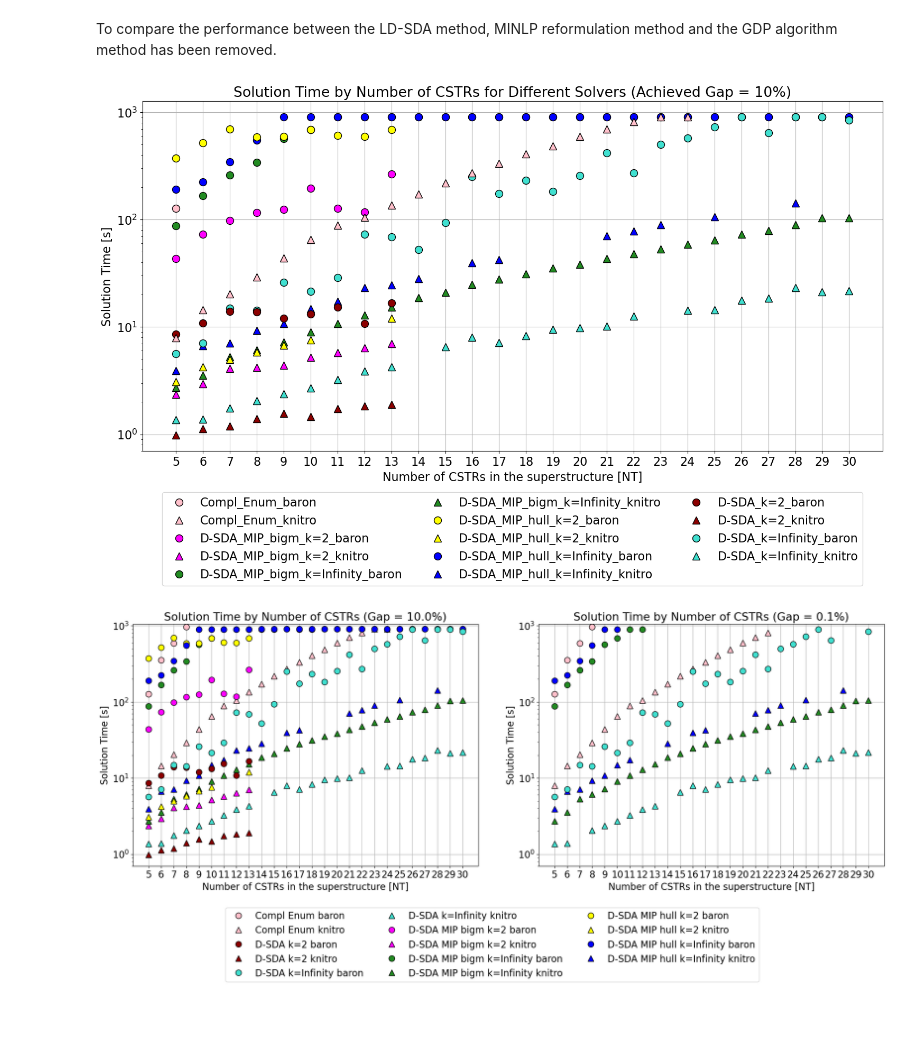
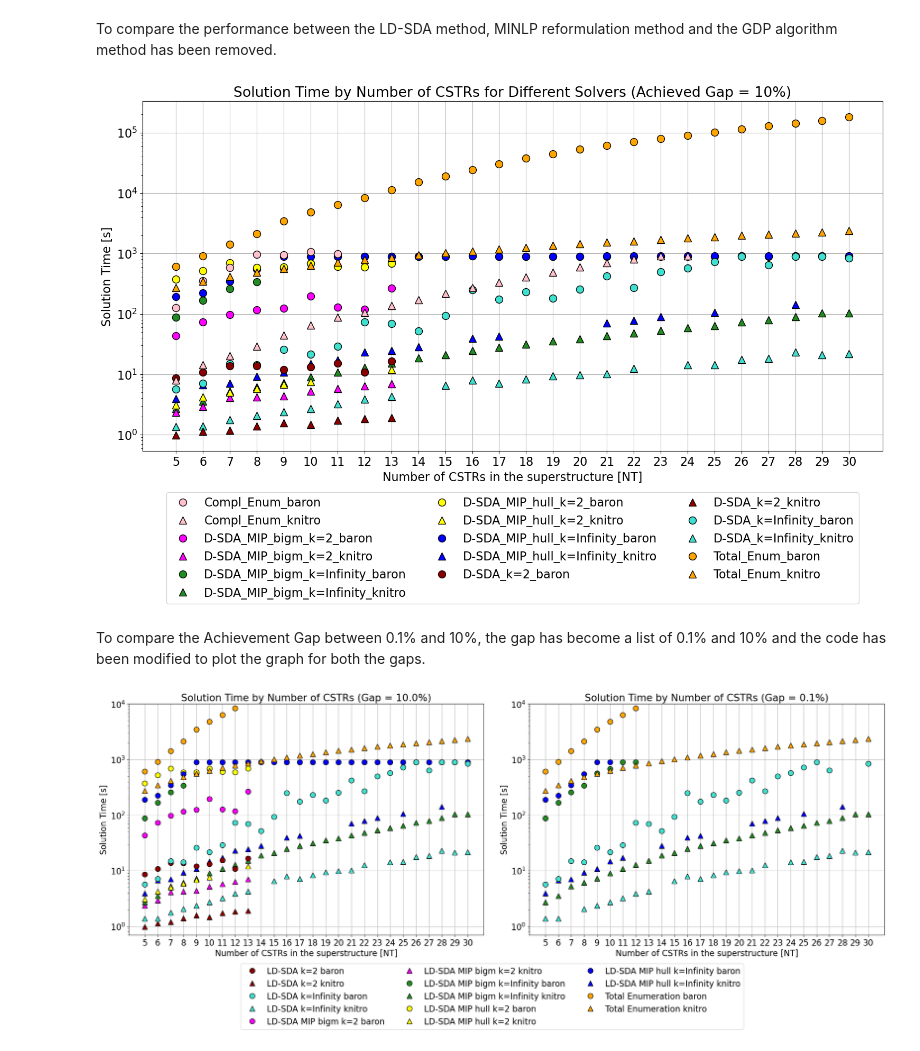
Before and after one commit to SECQUOIA/dsda-gdp, a Jupyter notebook: results/visualize_cstr_model.ipynb, the cells around one changed output. Cells and saved outputs as stored; diff of their text form; code cells hidden in the pictures; blank space fills up the shorter version.

```diff
--- a/results/visualize_cstr_model.ipynb
+++ b/results/visualize_cstr_model.ipynb
@@ -361,7 +361,7 @@ gap = 0.1
 df = df[df.apply(lambda row: np.isclose(row['Objective'], objective_values[row['NT']], rtol= gap * 1e-2), axis=1)]
 
 # Plotting setup
-fig, ax = plt.subplots(figsize=(20, 8))
+fig, ax = plt.subplots(figsize=(20, 10))
 
 # Increase font size
 plt.rcParams.update({'font.size': 16})
@@ -402,7 +402,8 @@ method_approach_colors = {
     'D-SDA_k=Infinity_baron': 'cyan',
     'D-SDA_k=2_knitro': 'firebrick',
     'D-SDA_k=2_baron': 'cyan',
-    'Compl_Enum': 'yellow'
+    'Compl_Enum': 'pink',
+    'Total_Enum': 'orange'
 }
 
 
@@ -444,7 +445,7 @@ handles, labels = ax.get_legend_handles_labels()
 sorted_indices = np.argsort(labels)
 sorted_handles = [handles[idx] for idx in sorted_indices]
 sorted_labels = [labels[idx] for idx in sorted_indices]
-ax.legend(sorted_handles, sorted_labels, loc='upper center', bbox_to_anchor=(0.5, -0.10), ncol=3)
+ax.legend(sorted_handles, sorted_labels, loc='upper center', bbox_to_anchor=(0.5, -0.15), ncol=3)
 
 plt.show()
 # %% [output]
@@ -519,7 +520,7 @@ gap = 0.1
 df = df[df.apply(lambda row: np.isclose(row['Objective'], objective_values[row['NT']], rtol= gap * 1e-2), axis=1)]
 
 # Plotting setup
-fig, ax = plt.subplots(figsize=(18, 8))
+fig, ax = plt.subplots(figsize=(20, 10))
 
 # Increase font size
 plt.rcParams.update({'font.size': 16})
@@ -560,7 +561,8 @@ method_approach_colors = {
     'D-SDA_k=Infinity_baron': 'cyan',
     'D-SDA_k=2_knitro': 'firebrick',
     'D-SDA_k=2_baron': 'cyan',
-    'Compl_Enum': 'pink'
+    'Compl_Enum': 'pink',
+    'Total_Enum': 'orange'
 }
 
 
@@ -722,7 +724,7 @@ method_approach_colors = {
     'D-SDA_k=2_knitro': 'firebrick',
     'D-SDA_k=2_baron': 'cyan',
     'Compl_Enum': 'yellow',
-    'Total_Enum': 'red'
+    'Total_Enum': 'orange'
 }
 
 
@@ -881,7 +883,7 @@ method_approach_colors = {
     'D-SDA_k=Infinity': 'turquoise',
     'D-SDA_k=2': 'darkred',
     'Compl_Enum': 'pink',
-    'Total_Enum': 'red'
+    'Total_Enum': 'orange'
 }
 
 
@@ -925,10 +927,13 @@ sorted_indices = np.argsort(labels)
 sorted_handles = [handles[idx] for idx in sorted_indices]
 sorted_labels = [labels[idx] for idx in sorted_indices]
 ax.legend(sorted_handles, sorted_labels, loc='upper center', bbox_to_anchor=(0.5, -0.10), ncol=3)
+# ax.set_ylim(0.7, 1060)  # Assuming global_max_time has been calculated as the maximum 'Time' value
 
 plt.show()
 # %% [output]
-[figure, old version]
+[figure, new version]
+# %% [markdown]
+To compare the Achievement Gap between 0.1% and 10%, the gap has become a list of 0.1% and 10% and the code has been modified to plot the graph for both the gaps.
 # %%
 import pandas as pd
 import numpy as np
@@ -939,6 +944,7 @@ df = pd.read_csv('cstr_results_30_dantzig.csv')
 df = df[df['Solver'] != 'msnlp']
 df = df[df['Method'] != 'MINLP']
 df = df[df['Method'] != 'GDPopt']
+df = df[df['Method'] != 'Compl']
 
 # Drop all the results with number of reactors not in the list selected_NT
 selected_NT = [5,6,7,8,9,10,11,12,13,14,15,16,17,18,19,20,21,22,23,24,25,26,27,28,29,30]
@@ -981,7 +987,7 @@ objective_values = {
 gaps = [0.10, 0.0010]  # 10% and 0.1% gaps
 
 # Create the subplots
-fig, axs = plt.subplots(1, 2, figsize=(20, 8), gridspec_kw={'width_ratios': [1, 1]})
+fig, axs = plt.subplots(1, 2, figsize=(22, 8), gridspec_kw={'width_ratios': [1, 1]})
 
 # Increase font size
 plt.rcParams.update({'font.size': 16})
@@ -1022,7 +1028,7 @@ method_approach_colors = {
     'D-SDA_k=Infinity': 'turquoise',
     'D-SDA_k=2': 'darkred',
     'Compl_Enum': 'pink',
-    'Total_Enum': 'red'
+    'Total_Enum': 'orange'
 }
 
 # If two rows with same 'Method_Approach_Solver' and 'NT' value, keep the one with the lowest 'Time' value
@@ -1055,33 +1061,36 @@ for i, gap in enumerate(gaps):
         axs[i].plot(subset['NT'], subset['Time'], label=combination.replace('_', ' '), mec='black',
                     marker=marker, linestyle='', color=color, markersize=10)
 
     axs[i].set_xlabel('Number of CSTRs in the superstructure [NT]')
     axs[i].set_yscale('log')
     axs[i].set_ylabel('Solution Time [s]')
     axs[i].set_title(f'Solution Time by Number of CSTRs (Gap = {gap*100}%)')
     axs[i].grid(True)
     axs[i].set_xticks(selected_NT)
 
     # Collect handles and labels from each subplot
     handles, labels = axs[i].get_legend_handles_labels()
     legend_handles.extend(handles)
     legend_labels.extend(labels)
 
 # Adjust the layout
-plt.tight_layout(pad=3.0)
+plt.tight_layout(pad=2.0)
 
 # Remove duplicate labels and handles
 unique_legend = dict(zip(legend_labels, legend_handles))
 sorted_labels = sorted(unique_legend.keys(), key=lambda x: x.lower())
 sorted_handles = [unique_legend[label] for label in sorted_labels]
 
+# Replace Compl into Complete and Enum into Enumeration
+sorted_labels = [label.replace('Enum', 'Enumeration').replace('D-SDA', 'LD-SDA') for label in sorted_labels]
+
 # Create a single legend for the figure with the sorted handles and labels
 fig.legend(sorted_handles, sorted_labels, loc='upper center', bbox_to_anchor=(0.5, 0.05), ncol=3)
 
 # Set the y-axis limits for both subplots to start at 10^-1
 for ax in axs:
-    ax.set_ylim(0.7, 1060)  # Assuming global_max_time has been calculated as the maximum 'Time' value
+    ax.set_ylim(0.7, 10000)  # Assuming global_max_time has been calculated as the maximum 'Time' value
 
 plt.show()
 # %% [output]
-[figure, old version]
+[figure, new version]
```
Also changed, not shown: parts of 4 cells of this notebook, 2 other files.
